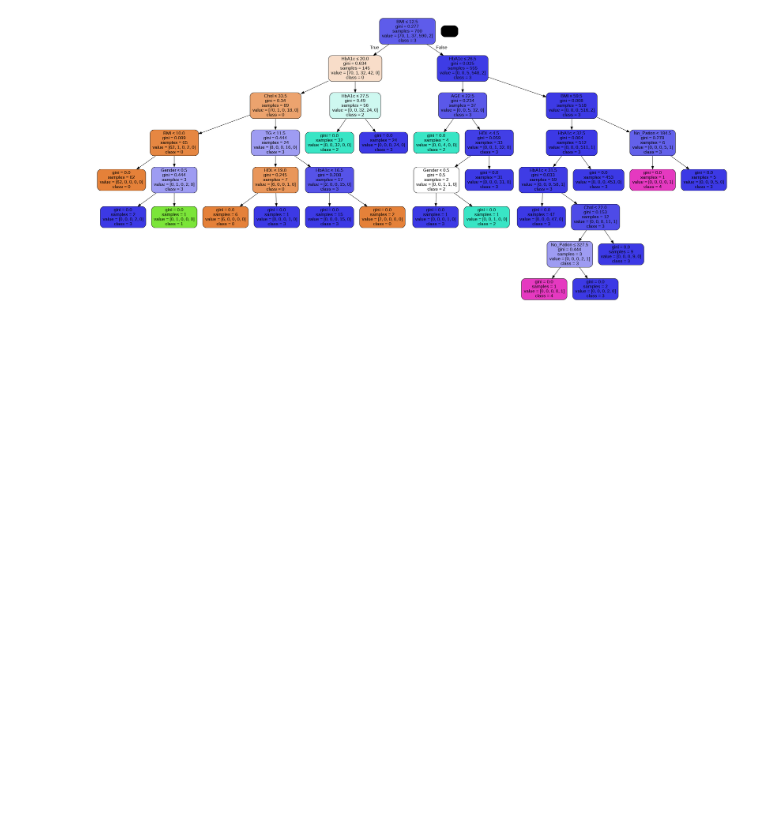
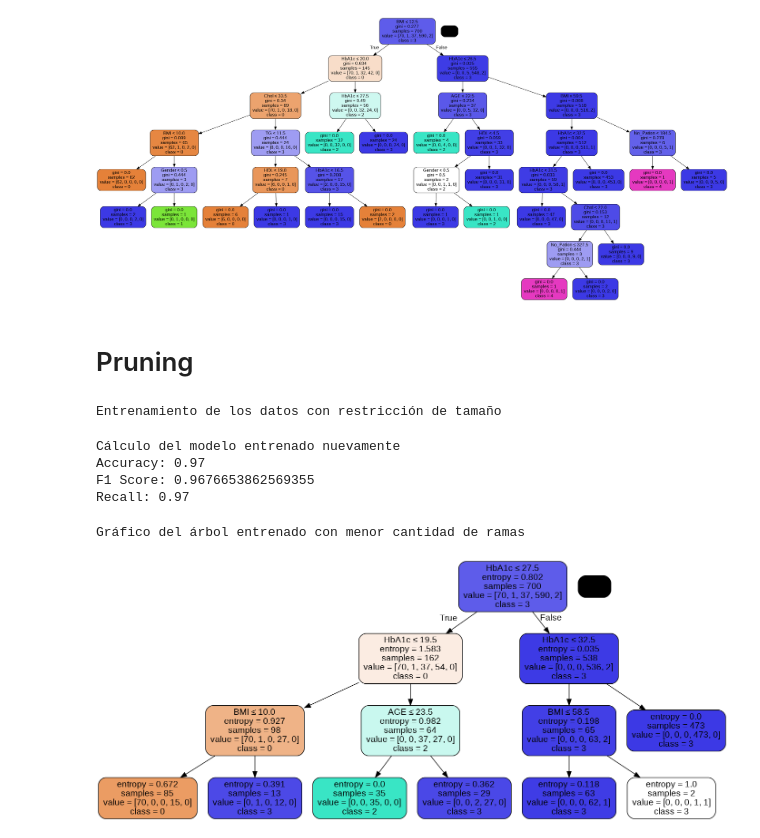
Before and after one commit to Dyllnrz/DyllanRaza_Laboratorio1, a Jupyter notebook: NRC_6292_DyllanRaza_Lab1Unidad2.ipynb, the cells around one changed output. Saved outputs shown, nothing was run; the diff lists cells and outputs as text; code cells hidden in the pictures; blank space fills up the shorter version.

```diff
--- a/NRC_6292_DyllanRaza_Lab1Unidad2.ipynb
+++ b/NRC_6292_DyllanRaza_Lab1Unidad2.ipynb
@@ -148,3 +148,46 @@ Image(graph.create_png())
 # %% [output]
 Definición del gráfico e impresión del mismo
 [figure]
+# %% [markdown]
+# Pruning
+# %%
+def ent2():
+  '''Entrenamiento del modelo con restricción de tamaño'''
+
+clf = DecisionTreeClassifier(criterion="entropy", max_depth=3)
+
+
+clf = clf.fit(X_train,y_train)
+
+
+y_pred = clf.predict(X_test)
+
+print(ent2.__doc__)
+# %% [output]
+Entrenamiento de los datos con restricción de tamaño
+# %%
+def met2():
+  '''Cálculo del modelo entrenado nuevamente'''
+print(met2.__doc__)
+print("Accuracy:",metrics.accuracy_score(y_test, y_pred))
+print("F1 Score:", metrics.f1_score(y_test, y_pred, average = 'weighted'))
+print("Recall:", metrics.recall_score(y_test, y_pred, average = 'micro'))
+# %% [output]
+Cálculo del modelo entrenado nuevamente
+Accuracy: 0.97
+F1 Score: 0.9676653862569355
+Recall: 0.97
+# %%
+def grf():
+  '''Gráfico del árbol entrenado con menor cantidad de ramas'''
+print(grf.__doc__)
+dot_data = StringIO()
+export_graphviz(clf, out_file=dot_data,
+                    filled=True, rounded=True,
+                    special_characters=True, feature_names = feature_cols,class_names=['0','1','2','3','4'])
+graph = pydotplus.graph_from_dot_data(dot_data.getvalue())
+graph.write_png('diabetes2.png')
+Image(graph.create_png())
+# %% [output]
+Gráfico del árbol entrenado con menor cantidad de ramas
+[figure, added]
```
Also changed, not shown: 2 other files.
